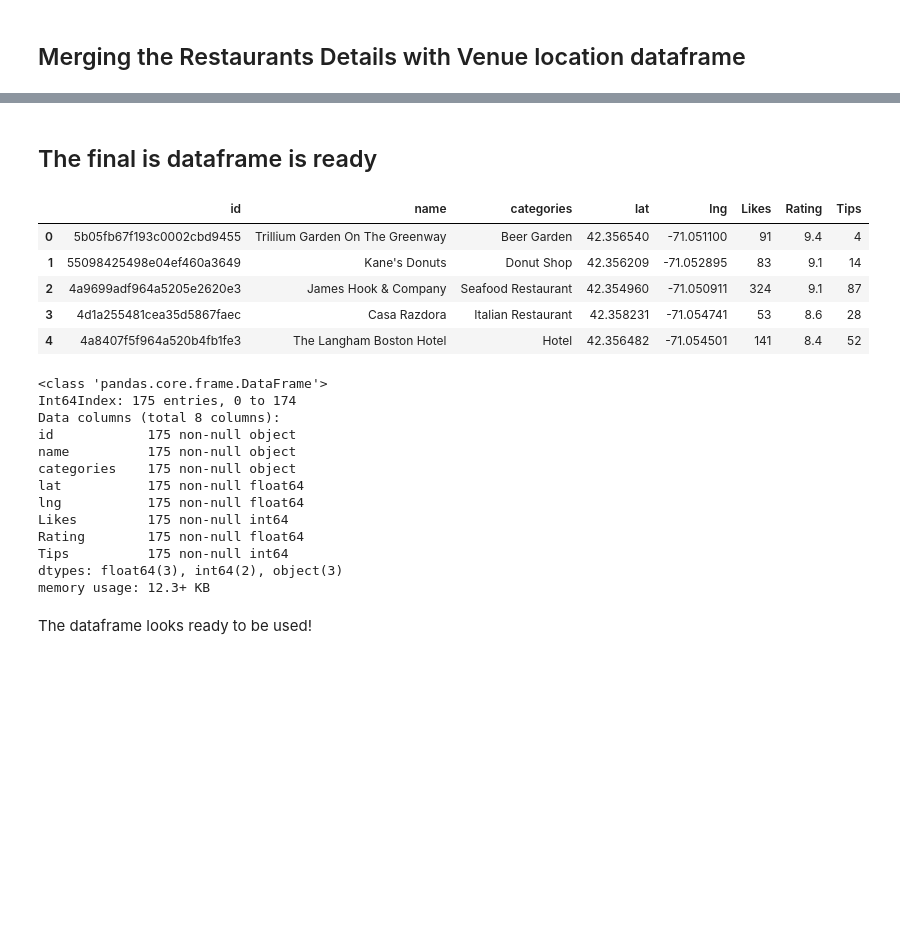
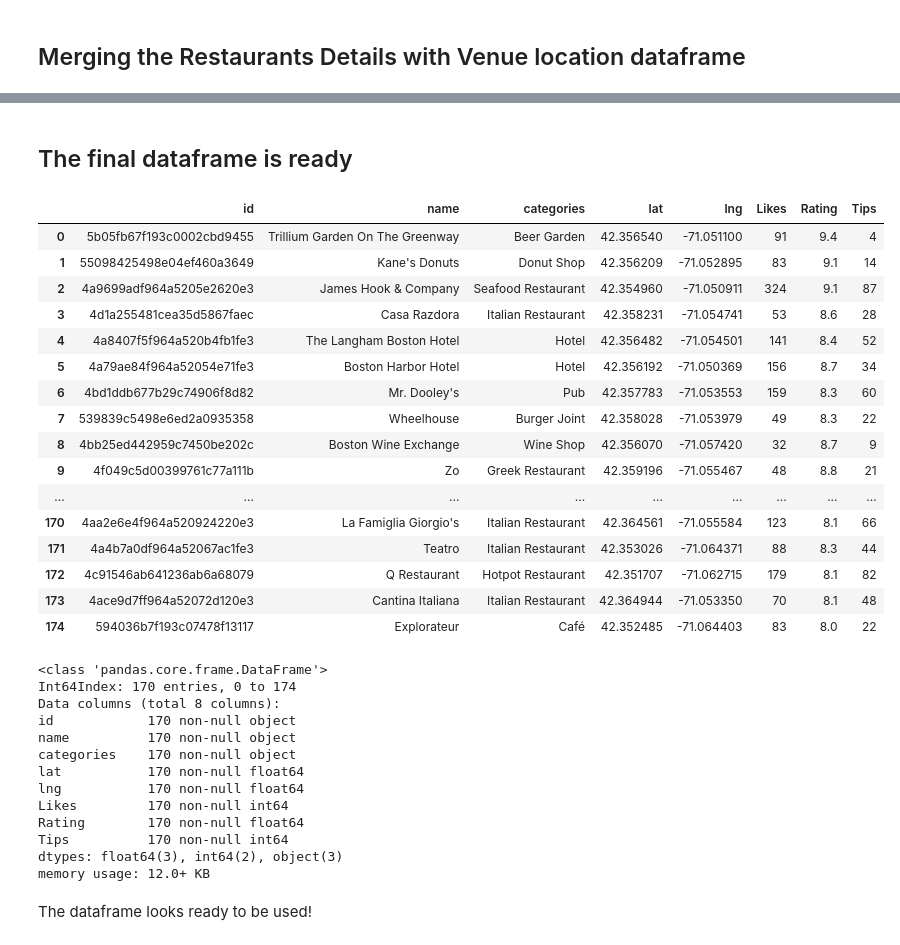
Before and after one commit to datacruncher4/Boston_Downtown_Analysis, a Jupyter notebook: FinalCapstoneProject.ipynb, the cells around one changed output, grey strips where cells are left out. Cells and saved outputs as stored; diff of their text form; code cells hidden in the pictures; blank space fills up the shorter version.

```diff
--- a/FinalCapstoneProject.ipynb
+++ b/FinalCapstoneProject.ipynb
@@ -263,7 +269,7 @@ Since the foursquare API fetched all the nearby venues and we are interested jus
 filtered_categories = foursquare_venues[~foursquare_venues['categories'].isin(['Park','Gym','Office','Historic Site','Monument / Landmark','Boxing Gym','Aquarium','Record Shop','Art Museum','Boat or Ferry',
                                                               'Tourist Information Center','Sculpture Garden','Gym / Fitness Center','History Museum','Market','Clothing Store','Library','Circus',
                                                               'Bookstore','Movie Theater','Opera House','Yoga Studio','Athletics & Sports','Convenience Store','Salon / Barbershop','Pharmacy',
-                                                              'Scenic Lookout','Ski Chalet','Lake','Theater','Fish Market','Cycle Studio'])]
+                                                              'Scenic Lookout','Ski Chalet','Lake','Theater','Fish Market','Cycle Studio','Museum','Trail','Playground','Comedy Club','Neighborhood'])]
 filtered_categories.head(10)
 # %% [output]
 |  | id | name | categories | lat | lng |
@@ -502,14 +508,25 @@ df_left
 # %%
 final_df = df_left.drop('Name', axis=1)
 # %% [markdown]
-## The final is dataframe is ready
+## The final dataframe is ready
 # %%
-final_df.head()
+final_df
 # %% [output]
 |  | id | name | categories | lat | lng | Likes | Rating | Tips |
 | 0 | 5b05fb67f193c0002cbd9455 | Trillium Garden On The Greenway | Beer Garden | 42.356540 | -71.051100 | 91 | 9.4 | 4 |
 | 1 | 55098425498e04ef460a3649 | Kane's Donuts | Donut Shop | 42.356209 | -71.052895 | 83 | 9.1 | 14 |
 | 2 | 4a9699adf964a5205e2620e3 | James Hook & Company | Seafood Restaurant | 42.354960 | -71.050911 | 324 | 9.1 | 87 |
 | 3 | 4d1a255481cea35d5867faec | Casa Razdora | Italian Restaurant | 42.358231 | -71.054741 | 53 | 8.6 | 28 |
 | 4 | 4a8407f5f964a520b4fb1fe3 | The Langham Boston Hotel | Hotel | 42.356482 | -71.054501 | 141 | 8.4 | 52 |
+| 5 | 4a79ae84f964a52054e71fe3 | Boston Harbor Hotel | Hotel | 42.356192 | -71.050369 | 156 | 8.7 | 34 |
+| 6 | 4bd1ddb677b29c74906f8d82 | Mr. Dooley's | Pub | 42.357783 | -71.053553 | 159 | 8.3 | 60 |
+| 7 | 539839c5498e6ed2a0935358 | Wheelhouse | Burger Joint | 42.358028 | -71.053979 | 49 | 8.3 | 22 |
+| 8 | 4bb25ed442959c7450be202c | Boston Wine Exchange | Wine Shop | 42.356070 | -71.057420 | 32 | 8.7 | 9 |
+| 9 | 4f049c5d00399761c77a111b | Zo | Greek Restaurant | 42.359196 | -71.055467 | 48 | 8.8 | 21 |
+| ... | ... | ... | ... | ... | ... | ... | ... | ... |
+| 170 | 4aa2e6e4f964a520924220e3 | La Famiglia Giorgio's | Italian Restaurant | 42.364561 | -71.055584 | 123 | 8.1 | 66 |
+| 171 | 4a4b7a0df964a52067ac1fe3 | Teatro | Italian Restaurant | 42.353026 | -71.064371 | 88 | 8.3 | 44 |
+| 172 | 4c91546ab641236ab6a68079 | Q Restaurant | Hotpot Restaurant | 42.351707 | -71.062715 | 179 | 8.1 | 82 |
+| 173 | 4ace9d7ff964a52072d120e3 | Cantina Italiana | Italian Restaurant | 42.364944 | -71.053350 | 70 | 8.1 | 48 |
+| 174 | 594036b7f193c07478f13117 | Explorateur | Café | 42.352485 | -71.064403 | 83 | 8.0 | 22 |
 # %%
@@ -519,18 +536,18 @@ final_df.to_csv(r'/Users/scarstruck/Desktop/restdetails.csv')
 final_df.info()
 # %% [output]
 <class 'pandas.core.frame.DataFrame'>
-Int64Index: 175 entries, 0 to 174
+Int64Index: 170 entries, 0 to 174
 Data columns (total 8 columns):
-id            175 non-null object
-name          175 non-null object
-categories    175 non-null object
-lat           175 non-null float64
-lng           175 non-null float64
-Likes         175 non-null int64
-Rating        175 non-null float64
-Tips          175 non-null int64
+id            170 non-null object
+name          170 non-null object
+categories    170 non-null object
+lat           170 non-null float64
+lng           170 non-null float64
+Likes         170 non-null int64
+Rating        170 non-null float64
+Tips          170 non-null int64
 dtypes: float64(3), int64(2), object(3)
-memory usage: 12.3+ KB
+memory usage: 12.0+ KB
 # %% [markdown]
 The dataframe looks ready to be used!
 # %% [markdown]
```
Also changed, not shown: parts of 24 cells of this notebook, 3 other files.
